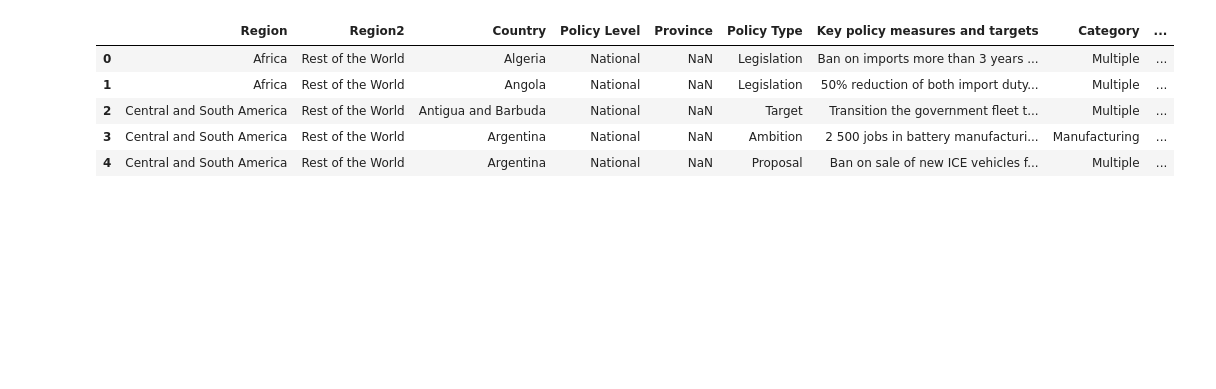
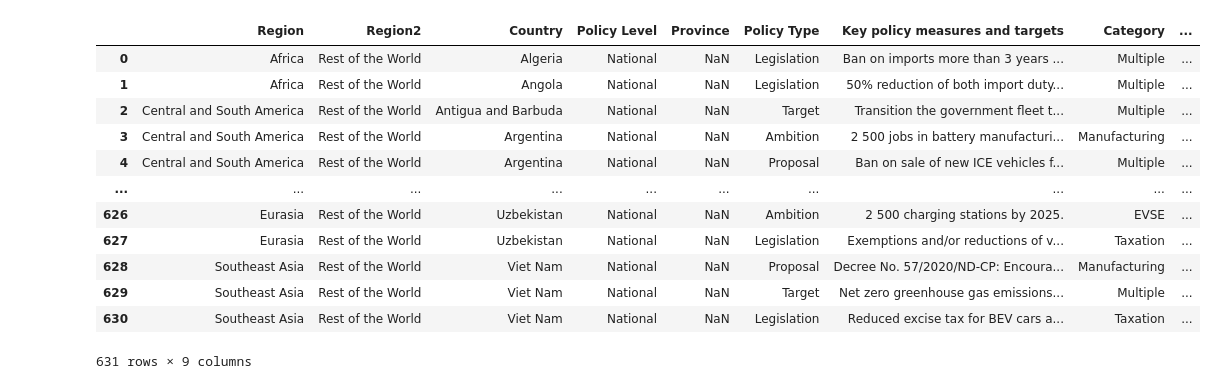
Before and after one commit to j-wright/Project-One, a Jupyter notebook: policies_sales.ipynb, the cells around one changed output. Cells and saved outputs as stored; diff of their text form; code cells hidden in the pictures; blank space fills up the shorter version.

```diff
--- a/policies_sales.ipynb
+++ b/policies_sales.ipynb
@@ -5,2 +6,4 @@ import pandas as pd
+# %%
+pd.options.display.float_format = '{:,.3f}'.format
 # %%
 sales = pd.read_csv("Datasets/IEA Global EV Data 2024 v2.csv")
@@ -15,15 +30,22 @@ sales.head()
 # %%
 policies = pd.read_csv("Datasets/Policy Explorer 2024 v2.csv", encoding='latin-1')
 
-#convert Year to integer and drop blank rows
+#convert Year to integer
 policies['Year'] = policies['Year'].astype(int)
-policies.head()
+policies
 # %% [output]
 |  | Region | Region2 | Country | Policy Level | Province | Policy Type | Key policy measures and targets | Category | ... |
 | 0 | Africa | Rest of the World | Algeria | National | NaN | Legislation | Ban on imports more than 3 years ... | Multiple | ... |
 | 1 | Africa | Rest of the World | Angola | National | NaN | Legislation | 50% reduction of both import duty... | Multiple | ... |
 | 2 | Central and South America | Rest of the World | Antigua and Barbuda | National | NaN | Target | Transition the government fleet t... | Multiple | ... |
 | 3 | Central and South America | Rest of the World | Argentina | National | NaN | Ambition | 2 500 jobs in battery manufacturi... | Manufacturing | ... |
 | 4 | Central and South America | Rest of the World | Argentina | National | NaN | Proposal | Ban on sale of new ICE vehicles f... | Multiple | ... |
+| ... | ... | ... | ... | ... | ... | ... | ... | ... | ... |
+| 626 | Eurasia | Rest of the World | Uzbekistan | National | NaN | Ambition | 2 500 charging stations by 2025. | EVSE | ... |
+| 627 | Eurasia | Rest of the World | Uzbekistan | National | NaN | Legislation | Exemptions and/or reductions of v... | Taxation | ... |
+| 628 | Southeast Asia | Rest of the World | Viet Nam | National | NaN | Proposal | Decree No. 57/2020/ND-CP: Encoura... | Manufacturing | ... |
+| 629 | Southeast Asia | Rest of the World | Viet Nam | National | NaN | Target | Net zero greenhouse gas emissions... | Multiple | ... |
+| 630 | Southeast Asia | Rest of the World | Viet Nam | National | NaN | Legislation | Reduced excise tax for BEV cars a... | Taxation | ... |
+631 rows × 9 columns
 # %%
 #Group sales by region and year, total by average of unit = 'Vehicles'
```
Also changed, not shown: parts of 10 cells of this notebook, 3 other files.
